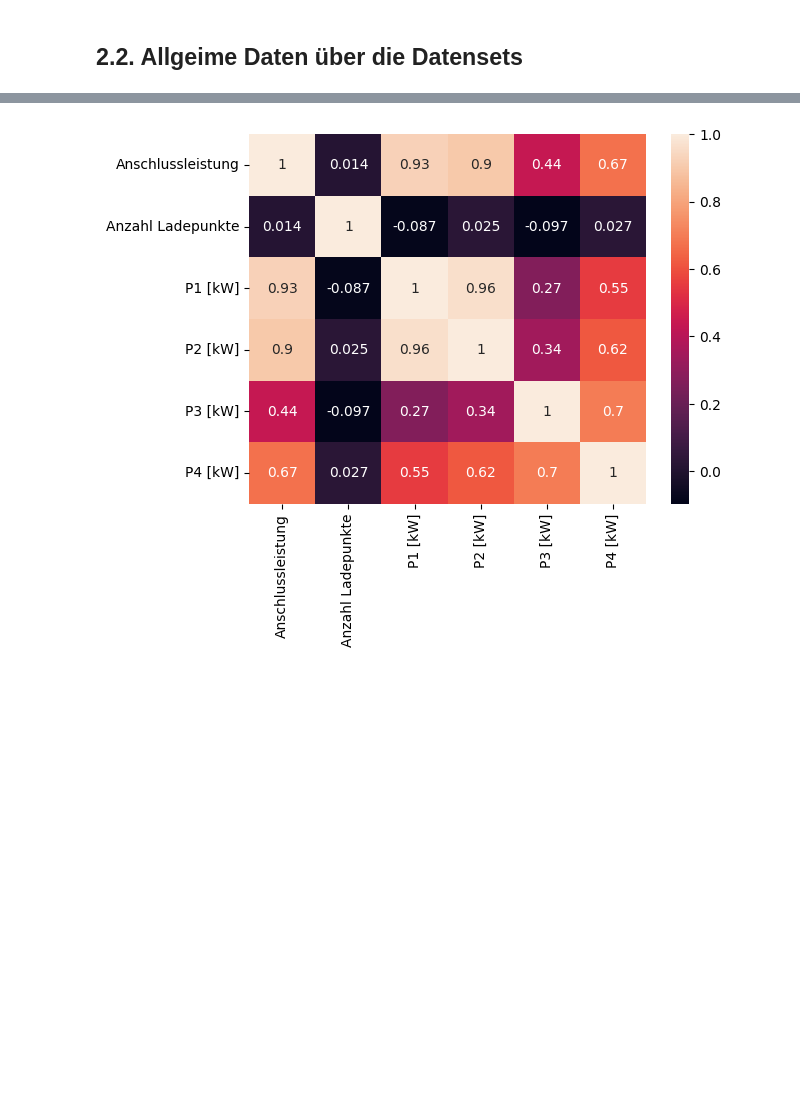
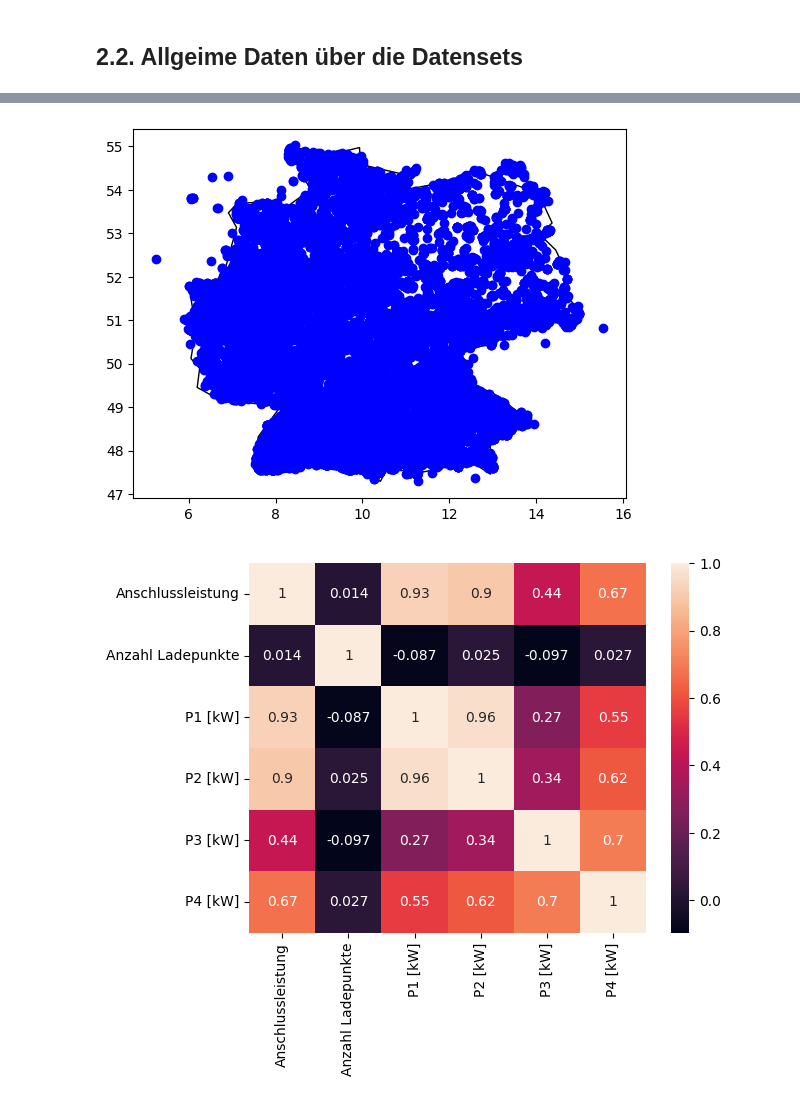
Before and after one commit to BT-Zarrok/KFW, a Jupyter notebook: KFW.ipynb, the cells around one changed output, grey strips where cells are left out. Saved outputs shown, nothing was run; the diff lists cells and outputs as text; code cells hidden in the pictures; blank space fills up the shorter version.

```diff
--- a/KFW.ipynb
+++ b/KFW.ipynb
@@ -396,17 +520,27 @@ del layout, trace, fig, data
 # %%
 # Darstellen der Stationen innerhalb Deutschland
 
 gdf = gpd.GeoDataFrame(df, geometry= gpd.points_from_xy(df.Längengrad, df.Breitengrad))
 world = gpd.read_file(gpd.datasets.get_path('naturalearth_lowres'))
+cities = gpd.read_file(gpd.datasets.get_path('naturalearth_cities'))
 
 # We restrict to South America.
 ax = world[world.name == 'Germany'].plot(
     color='white', edgecolor='black')
 
+
+
 # We can now plot our ``GeoDataFrame``.
 gdf.plot(ax=ax, color='blue', )
 
+
 plt.show()
+
+## Some Zooming, missing City and Area
+
+# Delete Ladesäulen which are out of Germany
+# %% [output]
+[figure, added]
 # %%
 list_columns = ['Anschlussleistung',
                 'Anzahl Ladepunkte', 'P1 [kW]', 'P2 [kW]', 'P3 [kW]', 'P4 [kW]']
```
Also changed, not shown: parts of 14 cells of this notebook.
